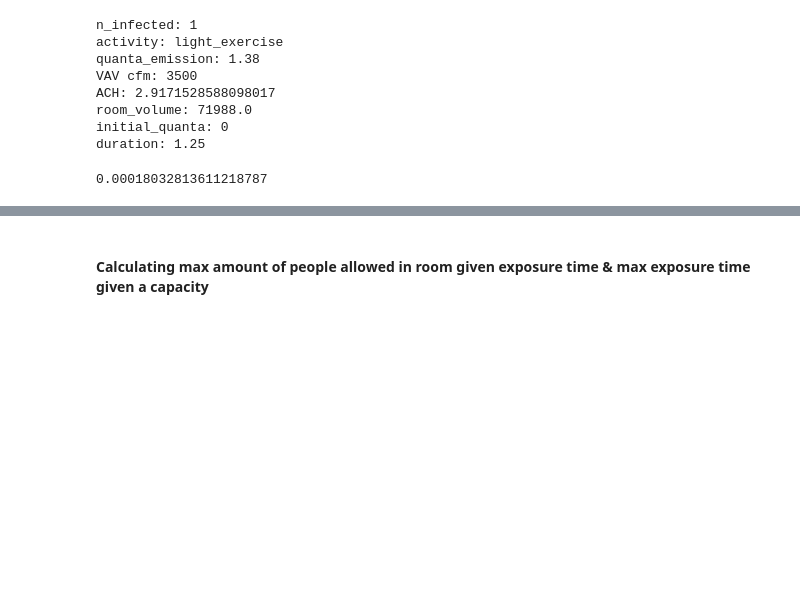
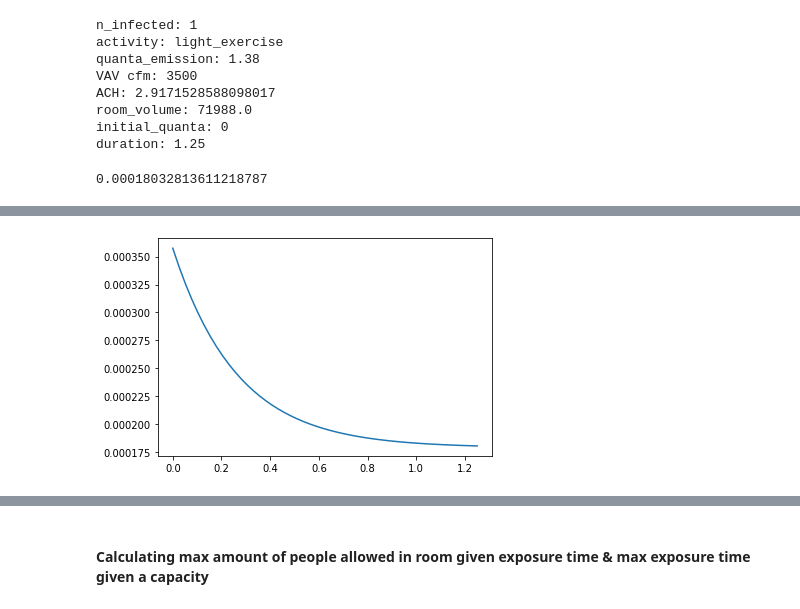
Before and after one commit to etiennedoidic/infection_risk_calculator, a Jupyter notebook: notebooks/Infection Risk Calculator.ipynb, the cells around one changed output, grey strips where cells are left out. Drawn from its saved outputs; the diff is of its cells as text; code cells hidden in the pictures; blank space fills up the shorter version.

```diff
--- a/notebooks/Infection Risk Calculator.ipynb
+++ b/notebooks/Infection Risk Calculator.ipynb
@@ -278,5 +278,5 @@ f2 = np.vectorize(quanta_concentration)
 
 
 x = np.linspace(0, t)
-ax.plot(x, f2(n_infected, quanta_emission[activity], ivrr, room_volume, initial_quanta, x));
+ax.plot(x, f2(n_infected, quanta_emission[activity], ivrr, room_volume_m, initial_quanta, x));
 # %% [output]
@@ -283,0 +283 @@ SyntaxError: invalid syntax (<ipython-input-109-7d294a3eacf5>, line 5)
+[figure, added]
```
Also changed, not shown: parts of 4 cells of this notebook, 1 other file.
